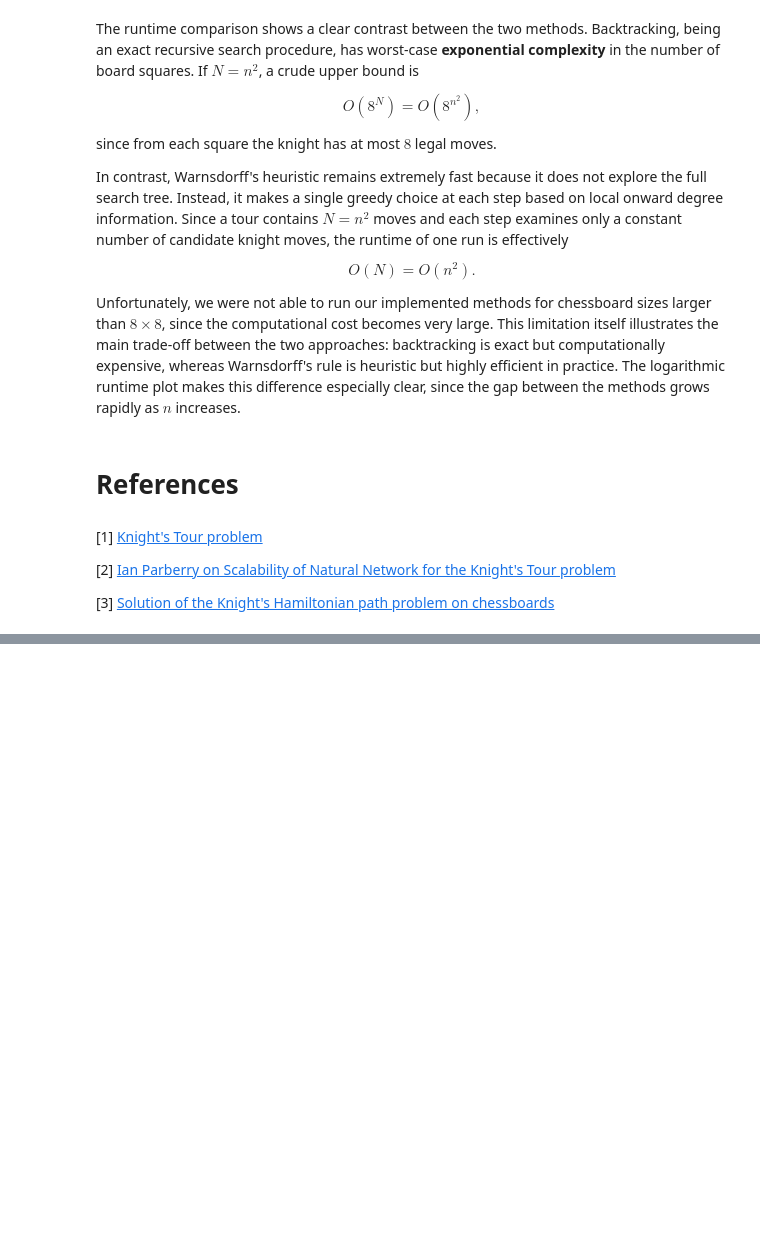
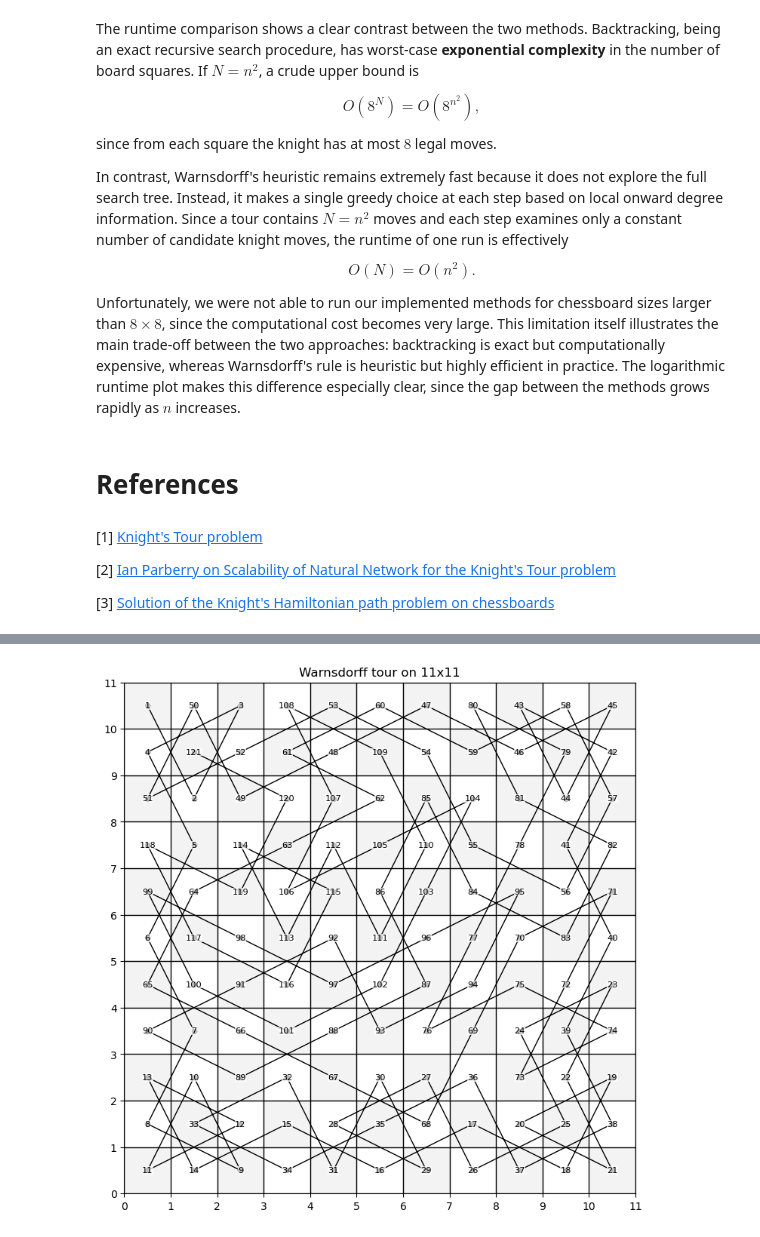
Before and after one commit to Trogkton/Math-Project, a Jupyter notebook: knights_tour.ipynb, the cells around one changed output, grey strips where cells are left out. Cells and saved outputs as stored; diff of their text form; code cells hidden in the pictures; blank space fills up the shorter version.

```diff
--- a/knights_tour.ipynb
+++ b/knights_tour.ipynb
@@ -1109,0 +1128,8 @@ Unfortunately, we were not able to run our implemented methods for chessboard si
+# %%
+wd_result = warnsdorff_knights_tour(11, start=(0, 0), closed=False)
+
+if wd_result["success"]:
+    plot_tour(wd_result["tour"], 11, title="Warnsdorff tour on 11x11")
+    plt.show()
+# %% [output]
+[figure, added]
```
Also changed, not shown: parts of 12 cells of this notebook.
